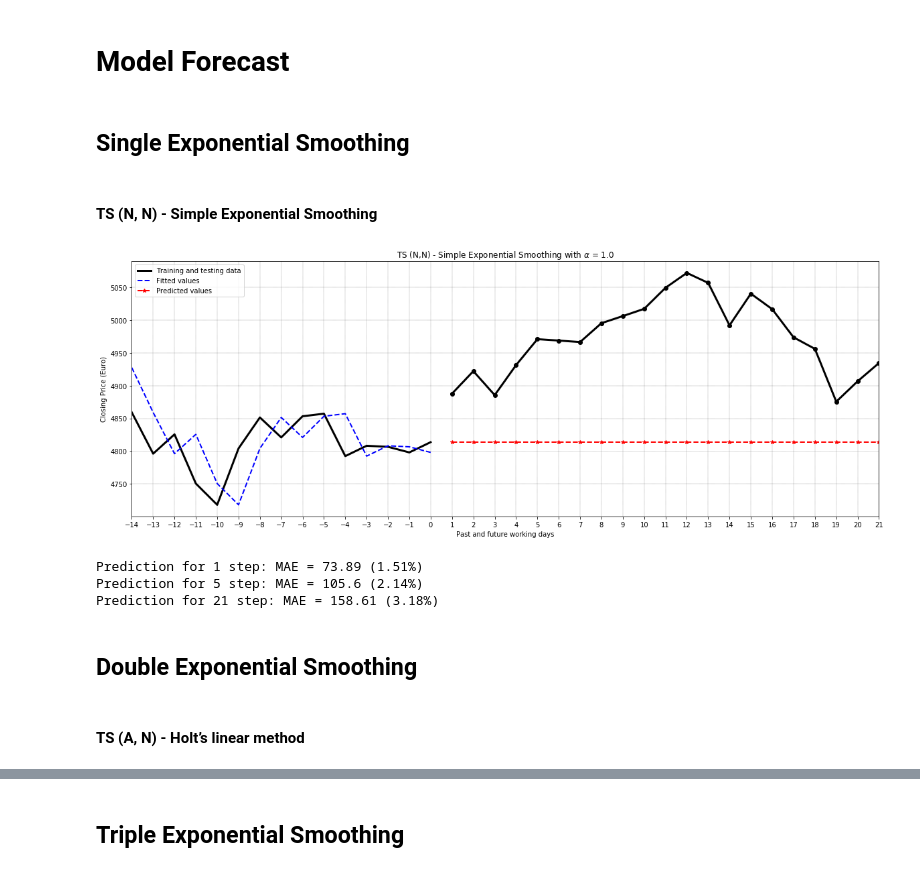
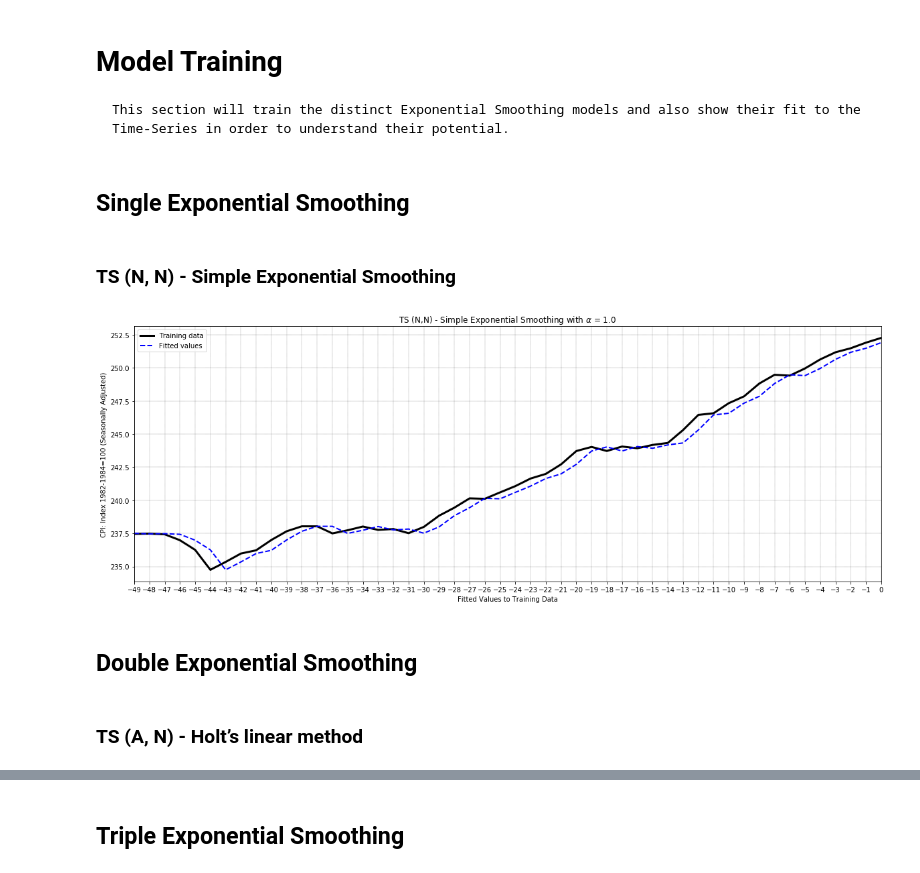
Before and after one commit to DidierRLopes/UnivariateTimeSeriesForecast, a Jupyter notebook: ExponenTialSmoothing.ipynb, the cells around one changed output, grey strips where cells are left out. Saved outputs shown, nothing was run; the diff lists cells and outputs as text; code cells hidden in the pictures.

Commit message:
rearrange model prediction section on algo

```diff
--- a/ExponenTialSmoothing.ipynb
+++ b/ExponenTialSmoothing.ipynb
@@ -98,0 +133,14 @@ def ETSplot(train, test, fit, forecast, title, xlab=xlab, ylab=ylab, previousSte
+# %%
+def ETS_fit_plot(train, fit, title, xlab=xlab, ylab=ylab, fittedValsToShow=fittedValsToShow):
+    plt.figure(figsize=(20,7))
+    labels = ['Training data', 'Fitted values']
+    plt.title(title)
+    plt.plot(1+np.arange(fittedValsToShow)-fittedValsToShow, train[-fittedValsToShow:], 'k', linewidth = 3 )
+    plt.plot(1+np.arange(fittedValsToShow)-fittedValsToShow, fit[-fittedValsToShow:], 'b--' , linewidth = 2 )
+    plt.legend(labels, loc='upper left')
+    plt.grid(color='k', linestyle='--', linewidth=.2)
+    plt.xlim([1-fittedValsToShow, 0])
+    plt.xticks(1+np.arange(-fittedValsToShow, 0))
+    plt.xlabel('Fitted Values to Training Data')
+    plt.ylabel(ylab)
+    plt.show()
@@ -127,46 +176,42 @@ plt.show()
-# %% [markdown]
-# Model Forecast
+# %% [markdown]
+# Model Training
+    This section will train the distinct Exponential Smoothing models and also show their fit to the Time-Series in order to understand their potential.
 # %% [markdown]
 ## Single Exponential Smoothing
 # %% [markdown]
-#### TS (N, N) - Simple Exponential Smoothing
+### TS (N, N) - Simple Exponential Smoothing
 # %%
 model_TS_NN = ExponentialSmoothing(df_train.values,
                                    trend=None,
                                    damped=False,
                                    seasonal=None)
 TS_NN = model_TS_NN.fit(smoothing_level=None)
 
 if (TS_NN.mle_retvals.success):
     TS_NN_forecast = TS_NN.forecast(stepsToForecast[-1])
 
     if (~np.isnan(TS_NN_forecast).any()):
         TS_print.append(True);
 
         title = 'TS (N,N) - Simple Exponential Smoothing with ' \
             + r'$\alpha$' + ' = ' + str(round(TS_NN.params['smoothing_level'],2))
 
-        ETSplot(train = df_train.values,
-                test = df_test.values,
-                fit = TS_NN.fittedfcast,
-                forecast = TS_NN_forecast,
-                title = title)
+        ETS_fit_plot(train = df_train.values,
+                     fit = TS_NN.fittedvalues,
+                     title = title)
 
     else:
         TS_print.append(False);
         print ('RuntimeWarning: invalid value encountered in double_scalars.')
 else:
     TS_print.append(False);
     print ('ConvergenceWarning: Optimization failed to converge.')
 # %% [output]
-[figure, old version]
+[figure, new version]
-Prediction for 1 step: MAE = 73.89 (1.51%)
-Prediction for 5 step: MAE = 105.6 (2.14%)
-Prediction for 21 step: MAE = 158.61 (3.18%)
 # %% [markdown]
 ## Double Exponential Smoothing
 # %% [markdown]
-#### TS (A, N) - Holt’s linear method
+### TS (A, N) - Holt’s linear method
 # %%
 model_TS_AN = ExponentialSmoothing(df_train.values,
                                    trend='add',
```
Also changed, not shown: parts of 93 cells of this notebook, 2 other files.
